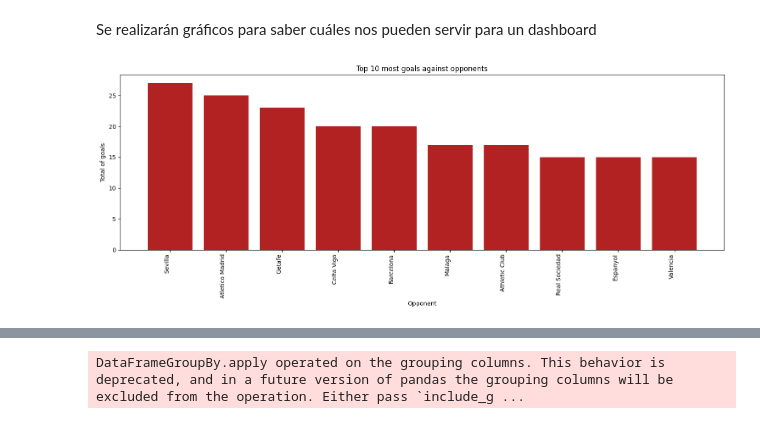
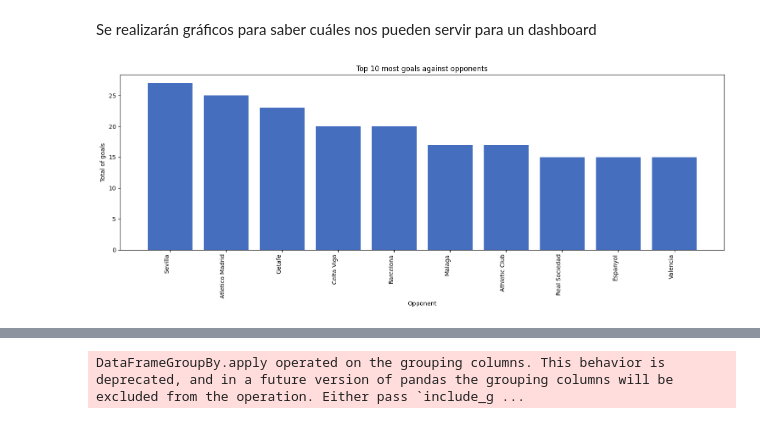
Before and after one commit to Bethcosima/RonaldoStats, a Jupyter notebook: ETL-EDA/EDA.ipynb, the cells around one changed output, grey strips where cells are left out. Cells and saved outputs as stored; diff of their text form; code cells hidden in the pictures.

```diff
--- a/ETL-EDA/EDA.ipynb
+++ b/ETL-EDA/EDA.ipynb
@@ -7,4 +8,4 @@ import plotly.express as px
 # %%
-df = pd.read_parquet('D:\RonaldoStats\Data\Ronaldo_processed.parquet')
+df = pd.read_csv('D:\RonaldoStats\Data\Ronaldo_processed.csv', encoding='utf8')
 df.head()
 # %% [output]
@@ -17,3 +18,5 @@ df.head()
+# %%
+df.drop(columns='Unnamed: 0',inplace=True)
 # %% [markdown]
 Se realizarán gráficos para saber cuáles nos pueden servir para un dashboard
 # %%
@@ -37,25 +40,25 @@ fig.update_layout(
 fig.show()
 # %%
 #agrupamos oponentes y goles
-df_oponentes = df.groupby('Opponent')['Goal'].sum().reset_index()
+"""df_oponentes = df.groupby('Opponent')['Goal'].sum().reset_index()
 
 #ordeanamos de manera descendente
 df_oponentes = df_oponentes.sort_values(by='Goal', ascending=False)
 df_oponentes_top5 = df_oponentes.head(10)
 #graficamos con matplotlib
 plt.figure(figsize=(15,6))
-plt.bar(df_oponentes_top5['Opponent'], df_oponentes_top5['Goal'], color = 'firebrick')
+plt.bar(df_oponentes_top5['Opponent'], df_oponentes_top5['Goal'], color = '#456EBF')
 
 #añadimos etiquetas
 plt.xlabel('Opponent')
 plt.ylabel('Total of goals')
 plt.title('Top 10 most goals against opponents')
 #rotamos las etiquetas del eje x para que se lean mejor
 plt.xticks(rotation= 90,ha='right')
 plt.tight_layout()
-plt.show()
+plt.show()"""
 # %% [output]
-[figure, old version]
+[figure, new version]
 # %%
 df_oponentes = df.groupby('Opponent')['Goal'].sum().reset_index()
 #ordenamos el df por la columna de interes que en este caso es 'Goal'
```
Also changed, not shown: parts of 15 cells of this notebook, 1 other file.
